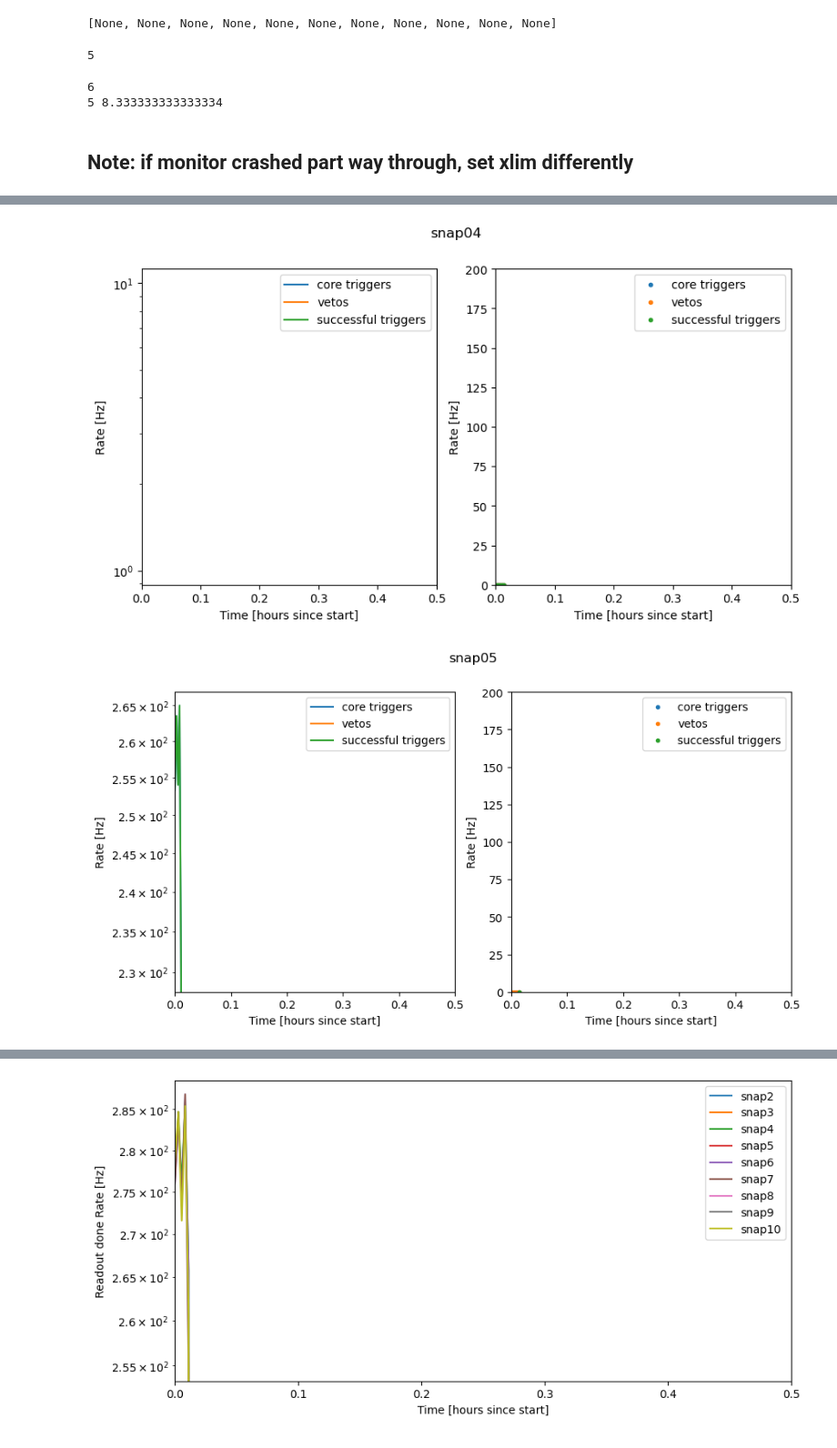
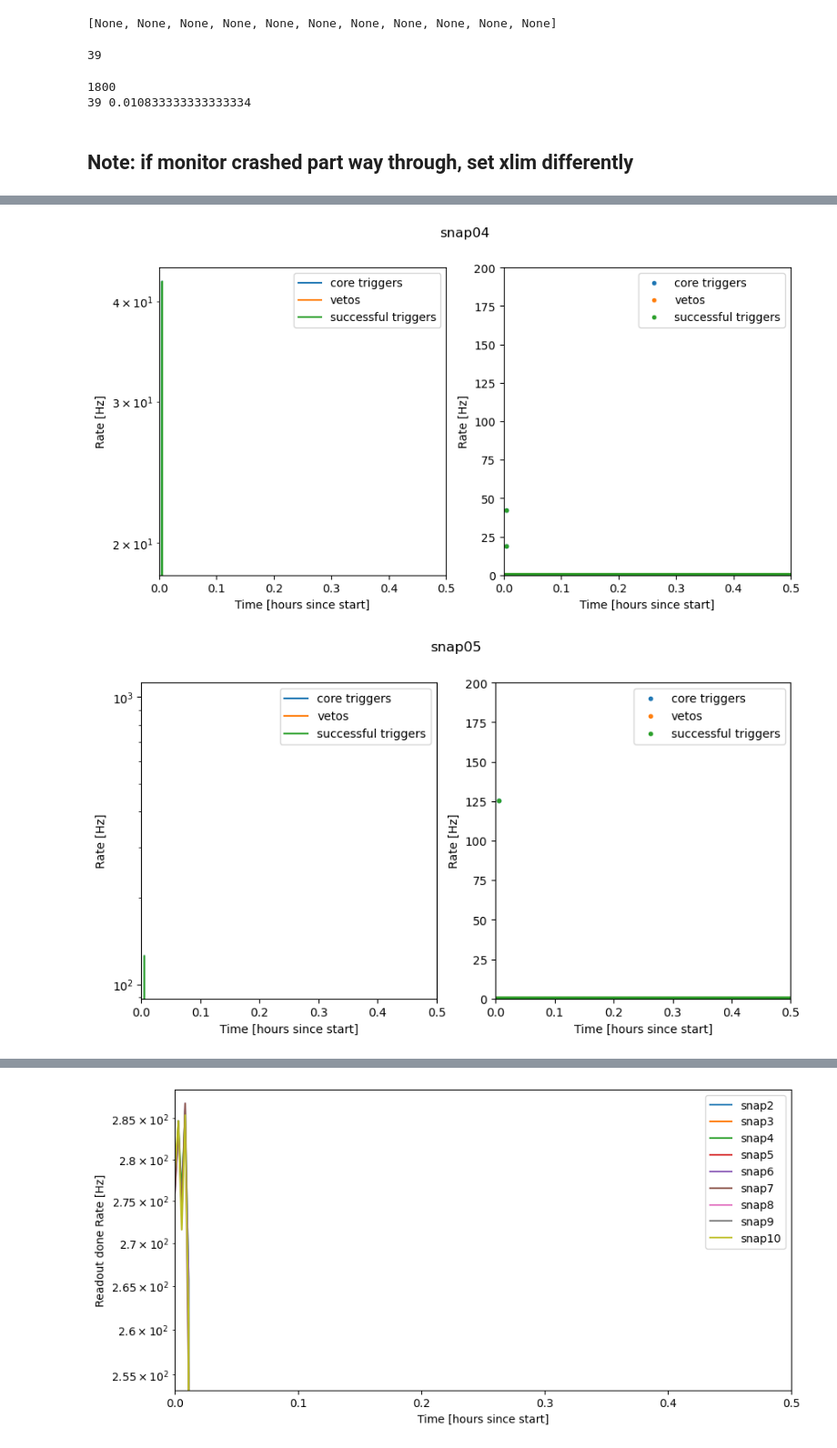
Before and after one commit to realtimeradio/caltech-lwa, a Jupyter notebook: cosmic_ray_scripts/snap2_control/run_cosmic_ray_detector.ipynb, the cells around one changed output, grey strips where cells are left out. Shown at 91% size. Cells and saved outputs as stored; diff of their text form; code cells hidden in the pictures.

```diff
--- a/cosmic_ray_scripts/snap2_control/run_cosmic_ray_detector.ipynb
+++ b/cosmic_ray_scripts/snap2_control/run_cosmic_ray_detector.ipynb
@@ -164,9 +164,9 @@ time.sleep(waittime)
 while time.time()<finish:
     for b in ok_snaps:
         snapbrd=snapbrds[b]
-        veto_coincidence,core_coincidence=struct.unpack('>2l',snapbrd.read("cosmic_ray_core_and_veto_rate",2*4,0))
-        veto_total_cycles,core_total_cycles=struct.unpack('>2l',snapbrd.read("cosmic_ray_core_n_veto_tot_clk_cycles",2*4,0))
-        readout_done,successful_trigger=struct.unpack('>2l',snapbrd.read("cosmic_ray_core_n_veto_tot_clk_cycles1",2*4,0))
+        veto_coincidence,core_coincidence=snapbrd.read_list_from_ram("cosmic_ray_core_and_veto_rate",2,'u4')
+        veto_total_cycles,core_total_cycles=snapbrd.read_list_from_ram("cosmic_ray_core_n_veto_tot_clk_cycles",2,'u4')
+        readout_done,successful_trigger=snapbrd.read_list_from_ram("cosmic_ray_core_n_veto_tot_clk_cycles1",2,'u4')
         core_triggers[b,i]=core_coincidence
         veto_triggers[b,i]=veto_coincidence
         core_cycles[b,i]=core_total_cycles
@@ -178,6 +178,5 @@ while time.time()<finish:
 
 
 
-
 [setvalue(snapbrd,"enable_coinc_trig","cr_registers.xlsx",0) for snapbrd in snapbrds]
 # %% [output]
@@ -202,28 +193,27 @@ output.show()
 # %% [output]
 [None, None, None, None, None, None, None, None, None, None, None]
 # %%
-fname_prefix='/home/ubuntu/kp/data/2024February21/February21rates'
-#np.save(fname_prefix+'core',np.asarray(core_triggers))
-#np.save(fname_prefix+'veto',np.asarray(veto_triggers))
-#np.save(fname_prefix+'vetocycles',np.asarray(veto_cycles))
-#np.save(fname_prefix+'corecycles',np.asarray(core_cycles))
-#np.save(fname_prefix+'successfultrigger',np.asarray(successful_triggers))
-#np.save(fname_prefix+'readoutdone',np.asarray(readout_dones))
+fname_prefix='/home/ubuntu/kp/data/testing/February27a'
+np.save(fname_prefix+'core',np.asarray(core_triggers))
+np.save(fname_prefix+'veto',np.asarray(veto_triggers))
+np.save(fname_prefix+'vetocycles',np.asarray(veto_cycles))
+np.save(fname_prefix+'corecycles',np.asarray(core_cycles))
+np.save(fname_prefix+'successfultrigger',np.asarray(successful_triggers))
+np.save(fname_prefix+'readoutdone',np.asarray(readout_dones))
 # %%
 print(i)
 # %% [output]
-5
+39
 # %%
 print(int(duration/waittime))
 print(i,(i*waittime)/(60*60))
 # %% [output]
-6
-5 8.333333333333334
+1800
+39 0.010833333333333334
 # %% [markdown]
 ## Note: if monitor crashed part way through, set xlim differently
 # %%
 
-waittime=10
 
 #fname_prefix='/home/ubuntu/kp/data/2023June20/overnight-'
 ok_snaps=[2,3,4,5,6,7,8,9,10] #zero indexed
@@ -276,2 +266,2 @@ for b in ok_snaps:
-[figure, old version]
+[figure, new version]
-[figure, old version]
+[figure, new version]
```
Also changed, not shown: parts of 27 cells of this notebook, 1 other file.
